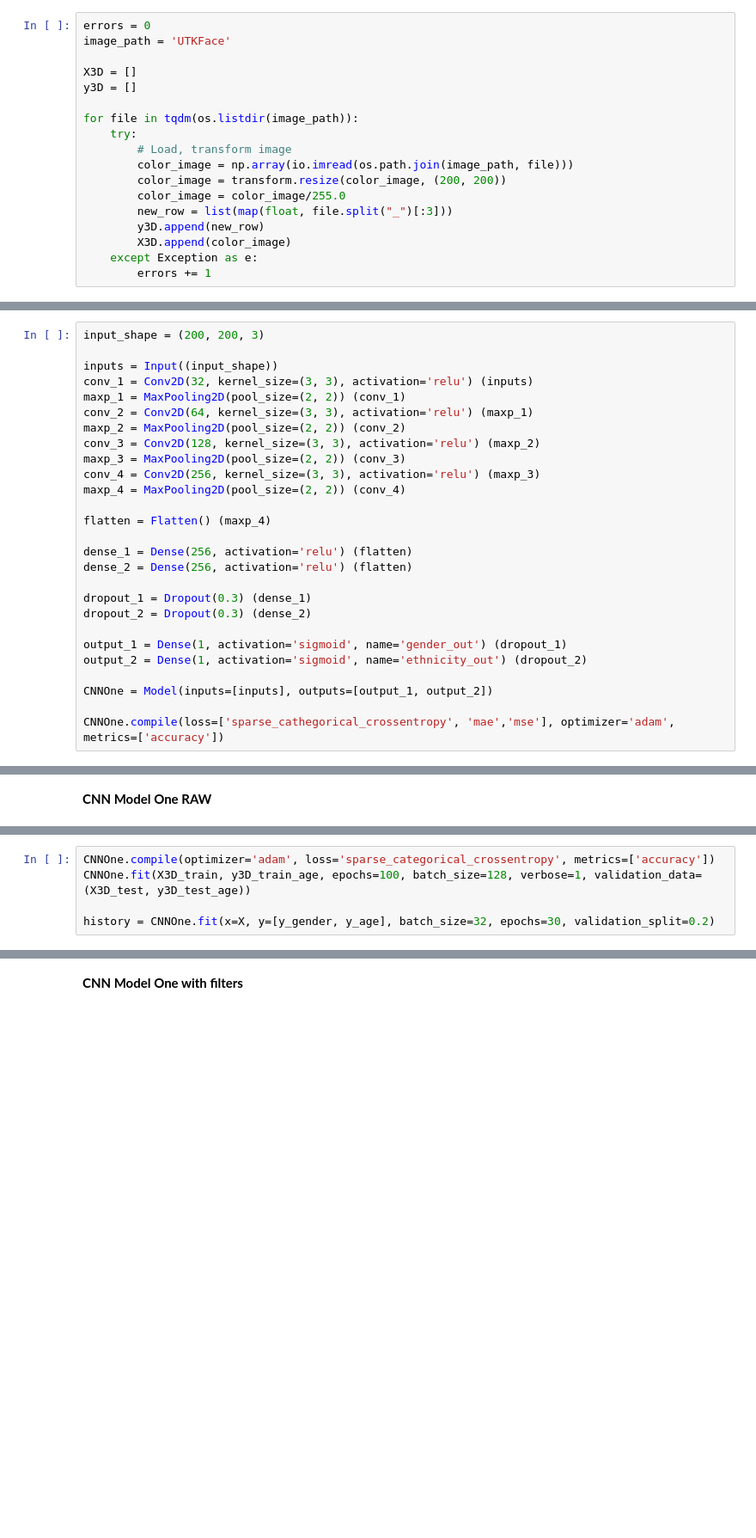
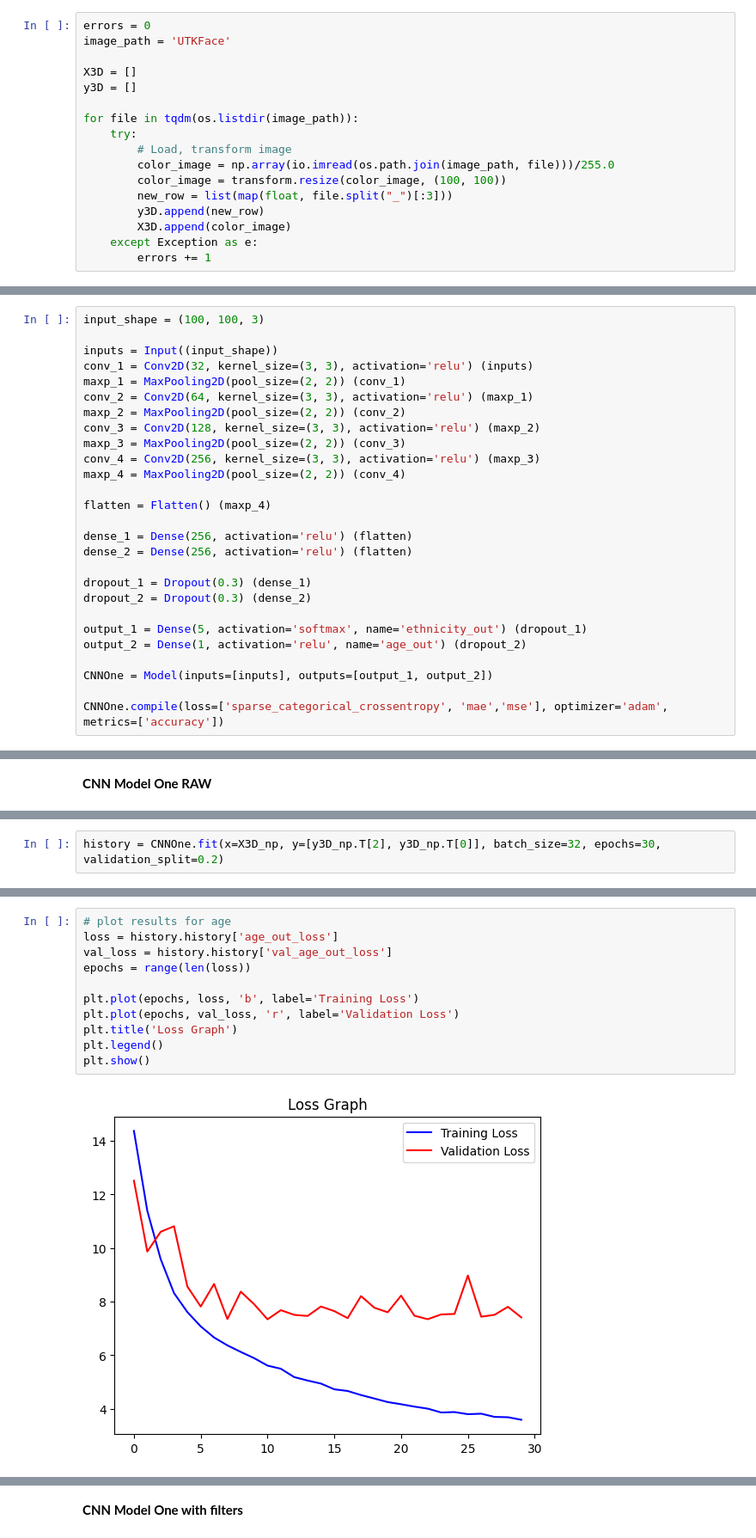
Before and after one commit to geogardow/pattern_recognition_project_2, a Jupyter notebook: Project2.ipynb, the cells around one changed output, grey strips where cells are left out. Shown at 86% size. Drawn from its saved outputs; the diff is of its cells as text; blank space fills up the shorter version.

```diff
--- a/Project2.ipynb
+++ b/Project2.ipynb
@@ -106,9 +106,8 @@ y3D = []
 for file in tqdm(os.listdir(image_path)):
     try:
         # Load, transform image
-        color_image = np.array(io.imread(os.path.join(image_path, file)))
-        color_image = transform.resize(color_image, (200, 200))
-        color_image = color_image/255.0
+        color_image = np.array(io.imread(os.path.join(image_path, file)))/255.0
+        color_image = transform.resize(color_image, (100, 100))
         new_row = list(map(float, file.split("_")[:3]))
         y3D.append(new_row)
         X3D.append(color_image)
@@ -503,7 +491,7 @@ MLP = MLPClassifier(hidden_layer_sizes=(400,300,200,117), activation= 'relu', ma
 # %% [markdown]
 **CNN Model One**
 # %%
-input_shape = (200, 200, 3)
+input_shape = (100, 100, 3)
 
 inputs = Input((input_shape))
 conv_1 = Conv2D(32, kernel_size=(3, 3), activation='relu') (inputs)
@@ -523,9 +511,9 @@ dense_2 = Dense(256, activation='relu') (flatten)
 dropout_1 = Dropout(0.3) (dense_1)
 dropout_2 = Dropout(0.3) (dense_2)
 
-output_1 = Dense(1, activation='sigmoid', name='gender_out') (dropout_1)
-output_2 = Dense(1, activation='sigmoid', name='ethnicity_out') (dropout_2)
+output_1 = Dense(5, activation='softmax', name='ethnicity_out') (dropout_1)
+output_2 = Dense(1, activation='relu', name='age_out') (dropout_2)
 
 CNNOne = Model(inputs=[inputs], outputs=[output_1, output_2])
 
-CNNOne.compile(loss=['sparse_cathegorical_crossentropy', 'mae','mse'], optimizer='adam', metrics=['accuracy'])
+CNNOne.compile(loss=['sparse_categorical_crossentropy', 'mae','mse'], optimizer='adam', metrics=['accuracy'])
@@ -610,5 +587,0 @@ print(y3D_test.shape)
-# %%
-CNNOne.compile(optimizer='adam', loss='sparse_categorical_crossentropy', metrics=['accuracy'])
-CNNOne.fit(X3D_train, y3D_train_age, epochs=100, batch_size=128, verbose=1, validation_data=(X3D_test, y3D_test_age))
-
-history = CNNOne.fit(x=X, y=[y_gender, y_age], batch_size=32, epochs=30, validation_split=0.2)
@@ -644,0 +592,2 @@ _________________________________________________________________
+# %%
+history = CNNOne.fit(x=X3D_np, y=[y3D_np.T[2], y3D_np.T[0]], batch_size=32, epochs=30, validation_split=0.2)
@@ -644,0 +614,13 @@ _________________________________________________________________
+# %%
+# plot results for age
+loss = history.history['age_out_loss']
+val_loss = history.history['val_age_out_loss']
+epochs = range(len(loss))
+
+plt.plot(epochs, loss, 'b', label='Training Loss')
+plt.plot(epochs, val_loss, 'r', label='Validation Loss')
+plt.title('Loss Graph')
+plt.legend()
+plt.show()
+# %% [output]
+[figure, added]
```
Also changed, not shown: parts of 24 cells of this notebook, 4 other files.
